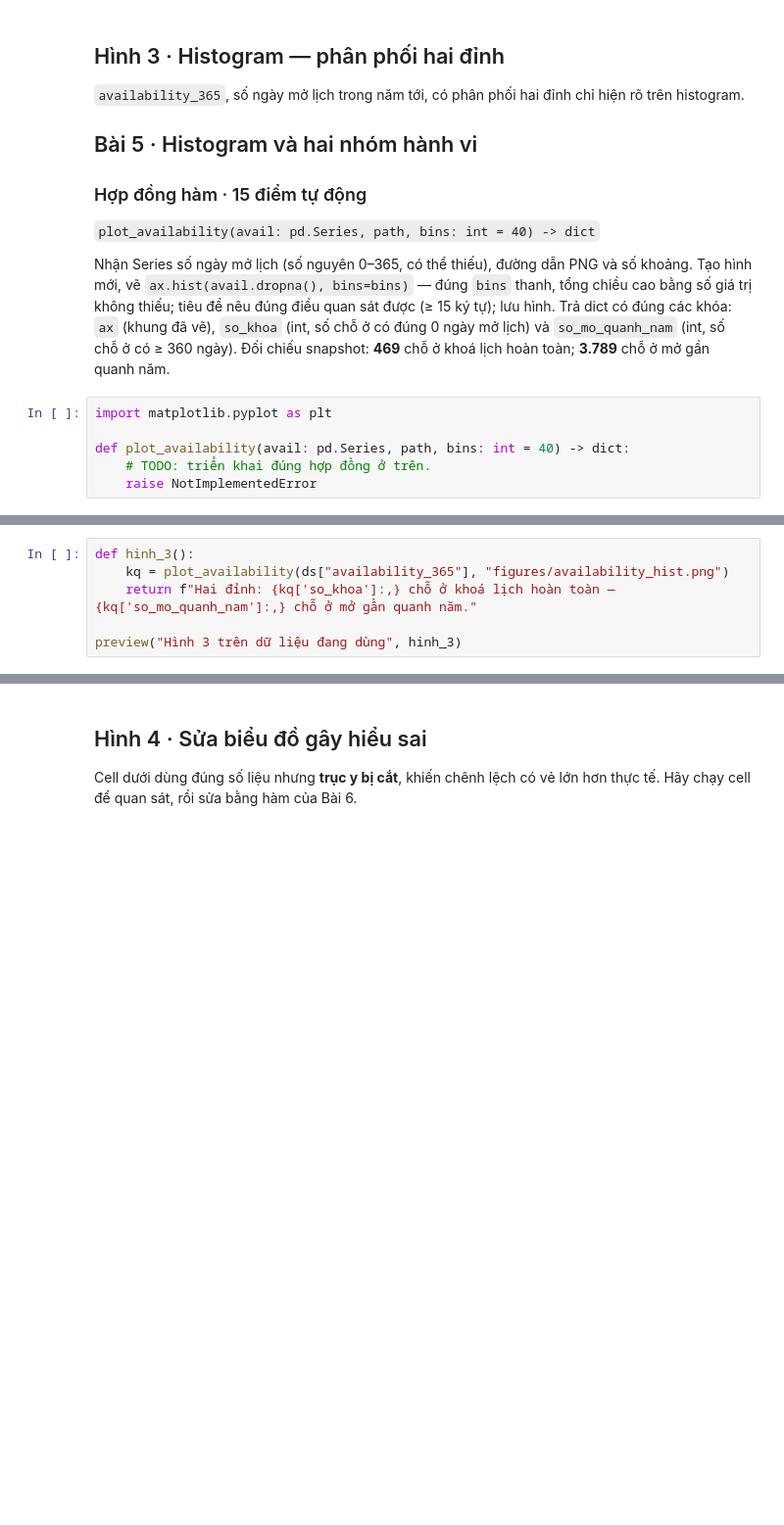
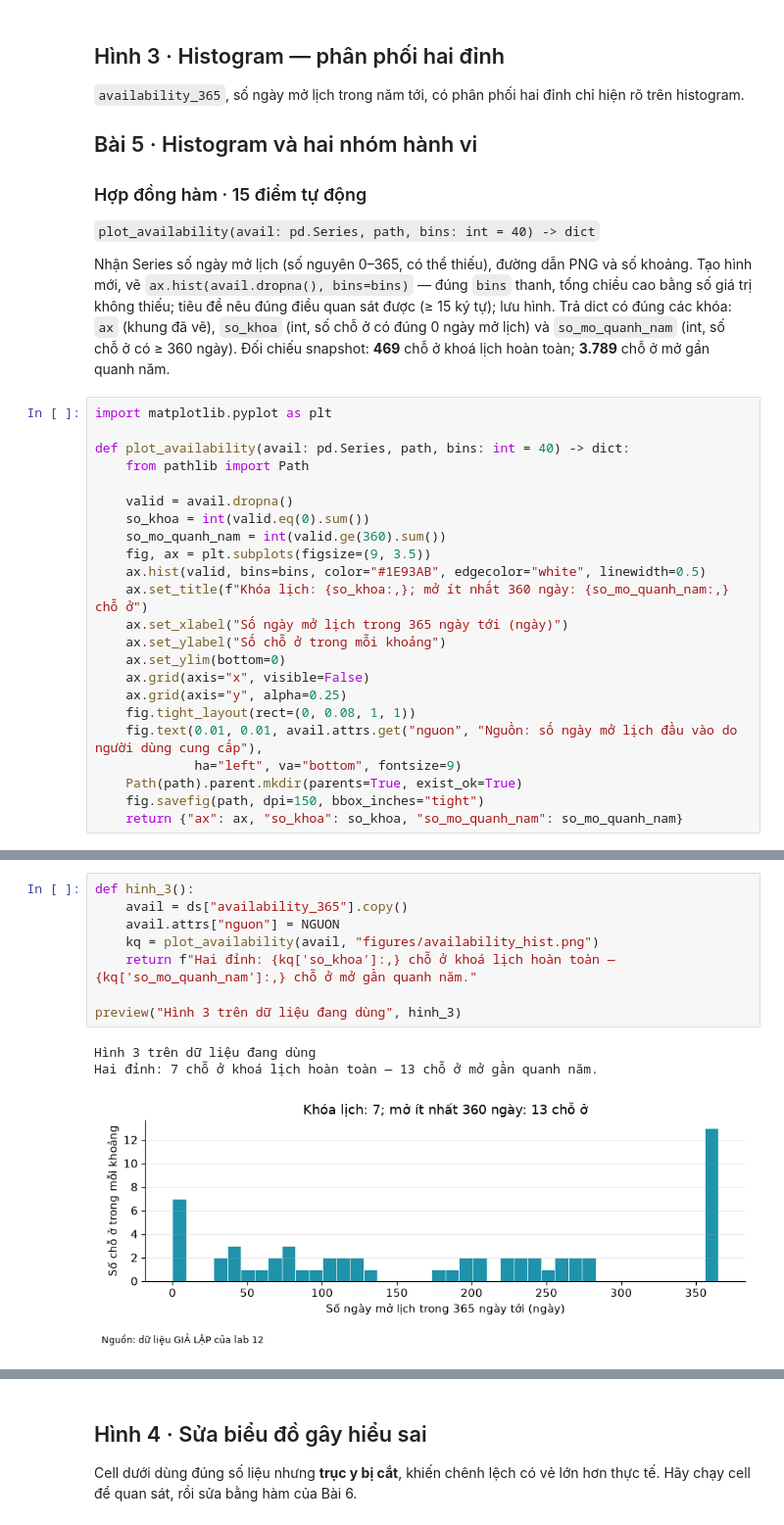
Before and after one commit to uet-iai-notebook-labs-2026/DSE2049_3_25022763, a Jupyter notebook: lab-12.ipynb, the cells around one changed output, grey strips where cells are left out. Shown at 98% size. Cells and saved outputs as stored; diff of their text form; blank space fills up the shorter version.

```diff
--- a/lab-12.ipynb
+++ b/lab-12.ipynb
@@ -297,8 +359,25 @@ tiêu đề nêu đúng điều quan sát được (≥ 15 ký tự); lưu hình
 import matplotlib.pyplot as plt
 
 def plot_availability(avail: pd.Series, path, bins: int = 40) -> dict:
-    # TODO: triển khai đúng hợp đồng ở trên.
-    raise NotImplementedError
+    from pathlib import Path
+
+    valid = avail.dropna()
+    so_khoa = int(valid.eq(0).sum())
+    so_mo_quanh_nam = int(valid.ge(360).sum())
+    fig, ax = plt.subplots(figsize=(9, 3.5))
+    ax.hist(valid, bins=bins, color="#1E93AB", edgecolor="white", linewidth=0.5)
+    ax.set_title(f"Khóa lịch: {so_khoa:,}; mở ít nhất 360 ngày: {so_mo_quanh_nam:,} chỗ ở")
+    ax.set_xlabel("Số ngày mở lịch trong 365 ngày tới (ngày)")
+    ax.set_ylabel("Số chỗ ở trong mỗi khoảng")
+    ax.set_ylim(bottom=0)
+    ax.grid(axis="x", visible=False)
+    ax.grid(axis="y", alpha=0.25)
+    fig.tight_layout(rect=(0, 0.08, 1, 1))
+    fig.text(0.01, 0.01, avail.attrs.get("nguon", "Nguồn: số ngày mở lịch đầu vào do người dùng cung cấp"),
+             ha="left", va="bottom", fontsize=9)
+    Path(path).parent.mkdir(parents=True, exist_ok=True)
+    fig.savefig(path, dpi=150, bbox_inches="tight")
+    return {"ax": ax, "so_khoa": so_khoa, "so_mo_quanh_nam": so_mo_quanh_nam}
 # %%
 def check_q5():
     import tempfile
@@ -318,7 +401,13 @@ public_check("Q5 · ví dụ công khai", check_q5)
 # %%
 def hinh_3():
-    kq = plot_availability(ds["availability_365"], "figures/availability_hist.png")
+    avail = ds["availability_365"].copy()
+    avail.attrs["nguon"] = NGUON
+    kq = plot_availability(avail, "figures/availability_hist.png")
     return f"Hai đỉnh: {kq['so_khoa']:,} chỗ ở khoá lịch hoàn toàn — {kq['so_mo_quanh_nam']:,} chỗ ở mở gần quanh năm."
 
 preview("Hình 3 trên dữ liệu đang dùng", hinh_3)
+# %% [output]
+Hình 3 trên dữ liệu đang dùng
+Hai đỉnh: 7 chỗ ở khoá lịch hoàn toàn — 13 chỗ ở mở gần quanh năm.
+[figure, added]
 # %% [markdown]
```
Also changed, not shown: parts of 23 cells of this notebook, 12 other files.
